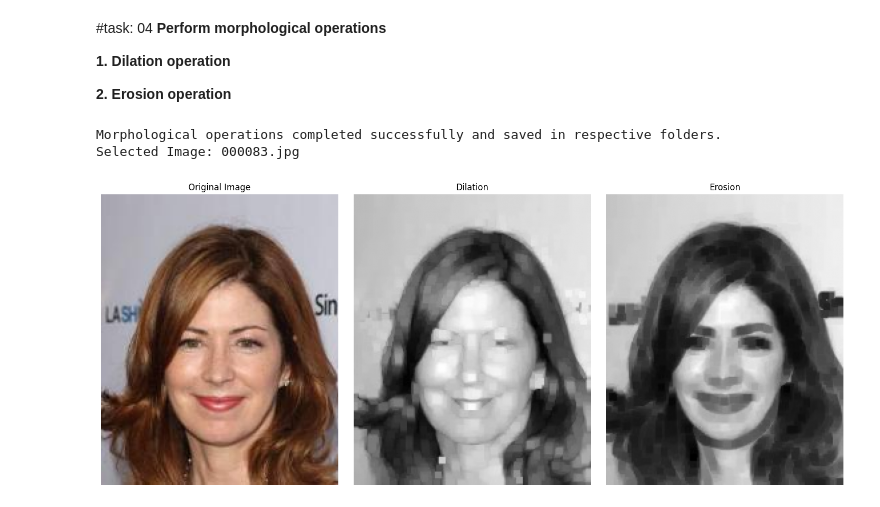
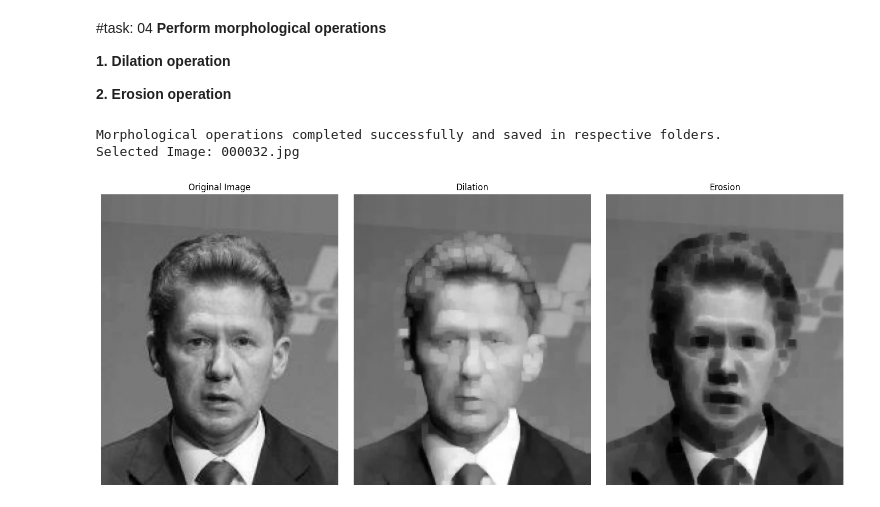
Before and after one commit to badhanamitroy/DIPlabworks, a Jupyter notebook: DIP_Lab_Mid_Works.ipynb, the cells around one changed output. Drawn from its saved outputs; the diff is of its cells as text; code cells hidden in the pictures.

```diff
--- a/DIP_Lab_Mid_Works.ipynb
+++ b/DIP_Lab_Mid_Works.ipynb
@@ -244,7 +274,7 @@ import matplotlib.image as mpimg
 import numpy as np
 
 # Input and output directories
-input_folder = '/content/drive/MyDrive/Colab Notebooks/DIP-lab-works/100Real-Human-Face'
+input_folder = '/content/drive/MyDrive/Colab Notebooks/DIP-lab-works/Output_Grayscale'
 dilation_folder = '/content/drive/MyDrive/Colab Notebooks/DIP-lab-works/Output_Dilation'
 erosion_folder = '/content/drive/MyDrive/Colab Notebooks/DIP-lab-works/Output_Erosion'
 
@@ -277,32 +307,32 @@ print("Selected Image:", random_filename)
 
 # Paths
 original_path = os.path.join(input_folder, random_filename)
 dilation_path = os.path.join(dilation_folder, random_filename)
 erosion_path = os.path.join(erosion_folder, random_filename)
 
 # Read images
 original = mpimg.imread(original_path)
 dilation = mpimg.imread(dilation_path)
 erosion = mpimg.imread(erosion_path)
 
 # Display all 3 images in 1 row
 fig, axes = plt.subplots(1, 3, figsize=(15, 6))
 
 axes[0].imshow(original, cmap='gray')
 axes[0].set_title("Original Image")
 axes[0].axis('off')
 
 axes[1].imshow(dilation, cmap='gray')
 axes[1].set_title("Dilation")
 axes[1].axis('off')
 
 axes[2].imshow(erosion, cmap='gray')
 axes[2].set_title("Erosion")
 axes[2].axis('off')
 
 plt.tight_layout()
 plt.show()
 # %% [output]
 Morphological operations completed successfully and saved in respective folders.
-Selected Image: 000083.jpg
+Selected Image: 000032.jpg
-[figure, old version]
+[figure, new version]
```
Also changed, not shown: parts of 7 cells of this notebook.
